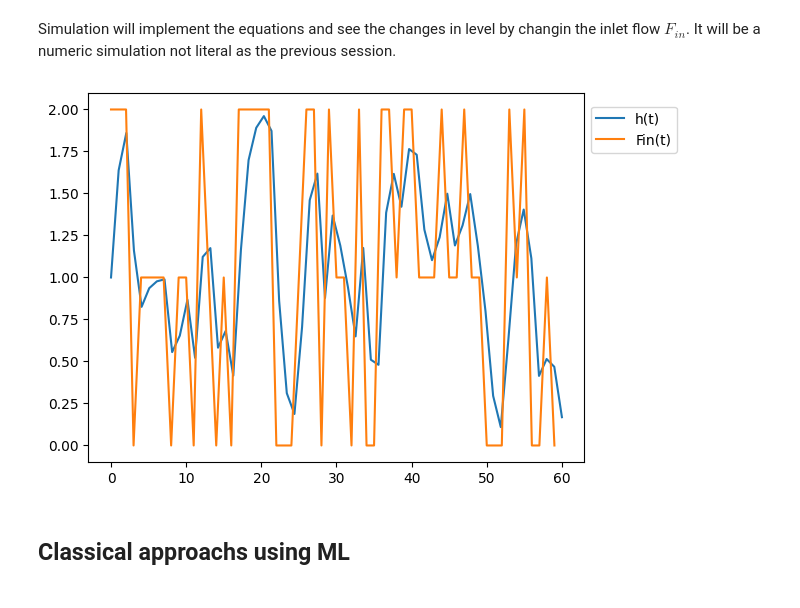
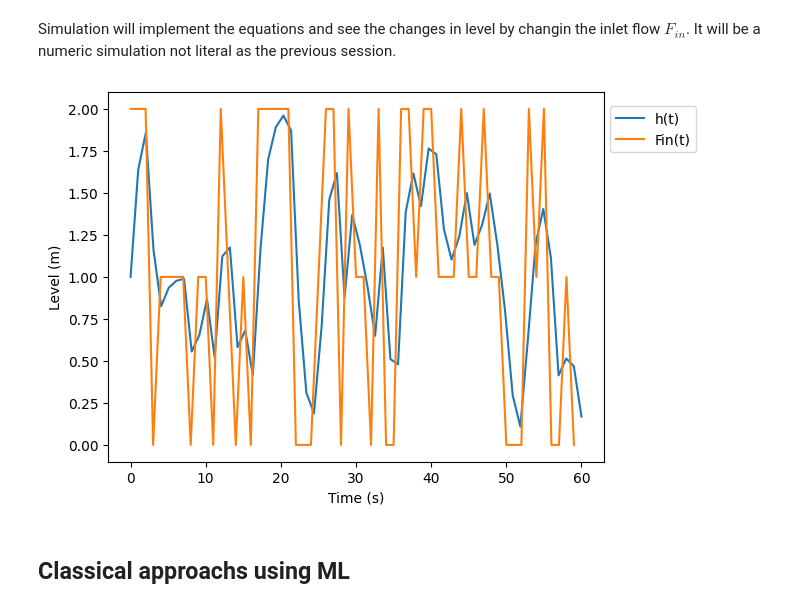
Before and after one commit to robertoamansur/MPC-and-RL-for-Process-Control, a Jupyter notebook: MPC_RL_notebook.ipynb, the cells around one changed output. Drawn from its saved outputs; the diff is of its cells as text; code cells hidden in the pictures.

```diff
--- a/MPC_RL_notebook.ipynb
+++ b/MPC_RL_notebook.ipynb
@@ -89,10 +89,12 @@ sol = scipy.integrate.solve_ivp(dhdt, tspan, [h0], t_eval=t)
 # %%
 plt.plot(sol.t, sol.y.T, label='h(t)')
 plt.plot(Fin.time, Fin.Fin, label='Fin(t)')
 plt.legend(loc='center right', bbox_to_anchor=(1.2, 0.9))
+plt.xlabel('Time (s)')
+plt.ylabel('Level (m)')
 plt.show()
 # %% [output]
-[figure, old version]
+[figure, new version]
 # %% [markdown]
 ## Classical approachs using ML
 # %% [markdown]
```
Also changed, not shown: parts of 15 cells of this notebook.
